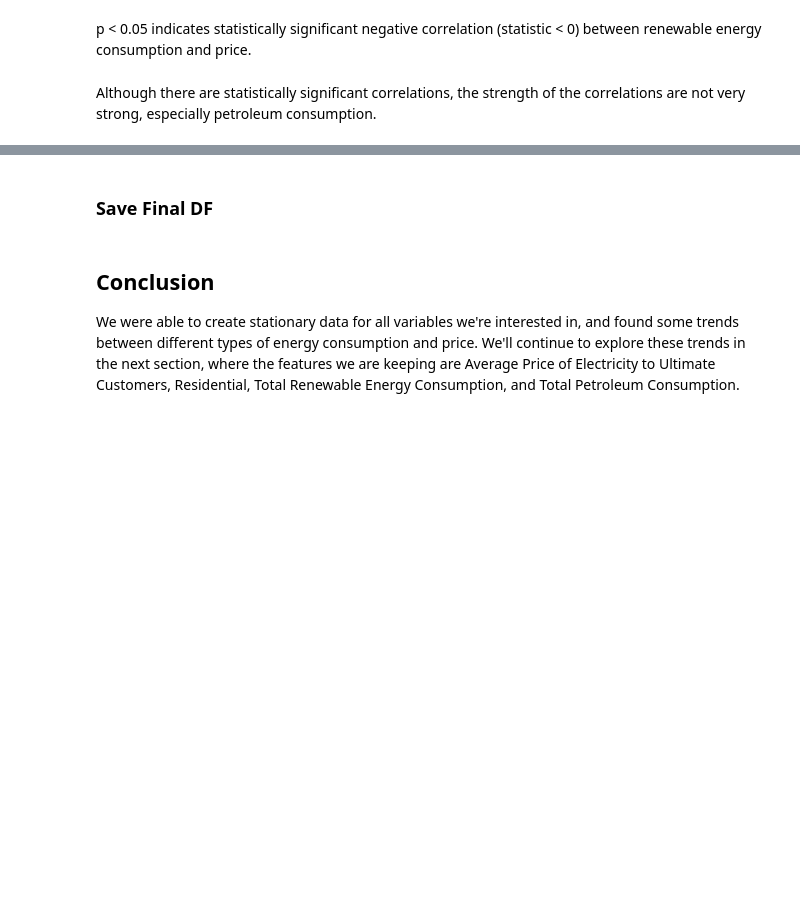
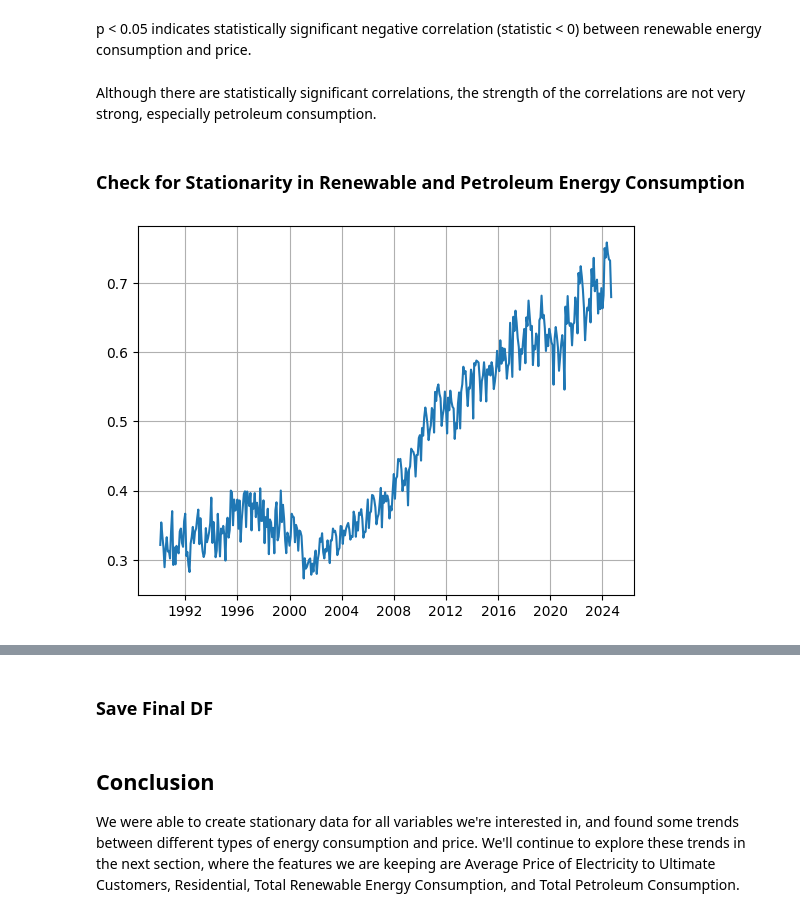
Before and after one commit to bktakacs/springboard_dsc_capstone3, a Jupyter notebook: dw-eda.ipynb, the cells around one changed output, grey strips where cells are left out. Saved outputs shown, nothing was run; the diff lists cells and outputs as text; code cells hidden in the pictures; blank space fills up the shorter version.

Commit message:
further analysis of renewable and petroleum data

```diff
--- a/dw-eda.ipynb
+++ b/dw-eda.ipynb
@@ -371,3 +373,14 @@ SignificanceResult(statistic=-0.5748933346422578, pvalue=5.775051791598826e-38)
 p < 0.05 indicates statistically significant negative correlation (statistic < 0) between renewable energy consumption and price.
 # %% [markdown]
 Although there are statistically significant correlations, the strength of the correlations are not very strong, especially petroleum consumption.
+# %% [markdown]
+### Check for Stationarity in Renewable and Petroleum Energy Consumption
+# %%
+yren = df1['Total Renewable Energy Consumption']
+
+plt.figure()
+plt.plot(yren)
+plt.grid(True)
+plt.show()
+# %% [output]
+[figure, added]
```
Also changed, not shown: parts of 12 cells of this notebook.
